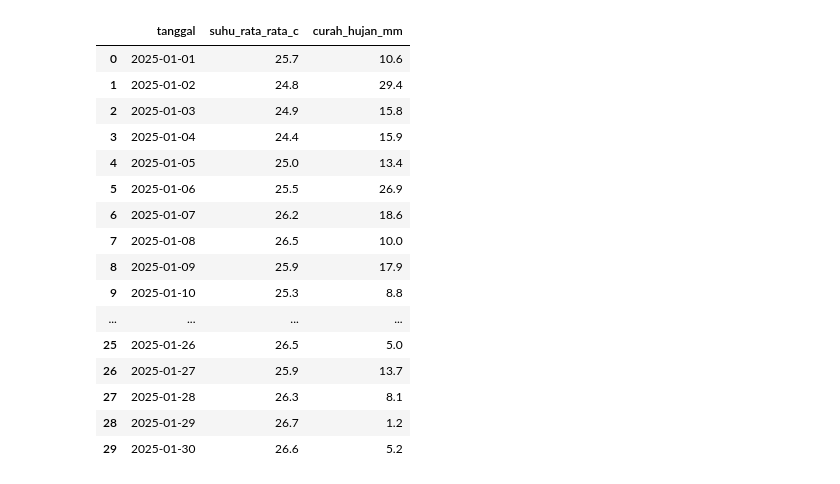
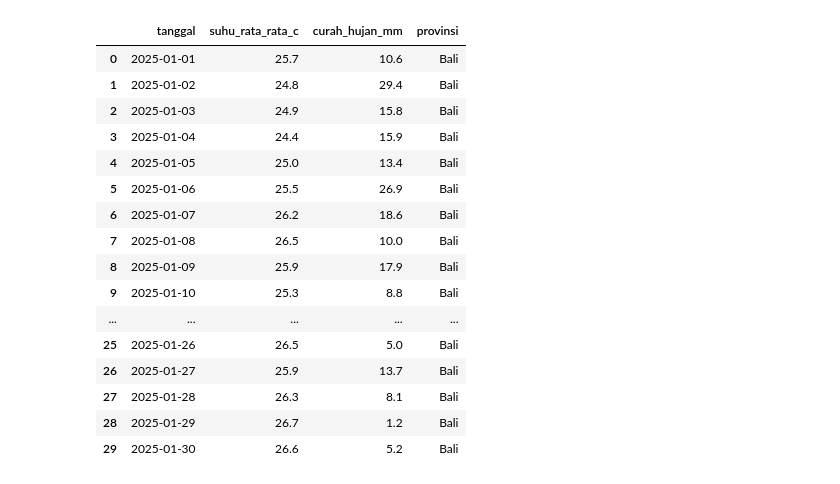
Before and after one commit to jackapolinarisa-25/DAM-APOLINARISA2501010333, a Jupyter notebook: UTS_DAM_2501010333.ipynb, the cells around one changed output. Saved outputs shown, nothing was run; the diff lists cells and outputs as text; code cells hidden in the pictures.

```diff
--- a/UTS_DAM_2501010333.ipynb
+++ b/UTS_DAM_2501010333.ipynb
@@ -50,34 +50,27 @@ Cek isi folder data/raw: ['bali_tourist_destination.csv', '.gitkeep']
 # %%
 
-# Menentukan path langsung ke file CSV Anda
 raw_csv_path = os.path.join(raw_dir, "bali_tourist_destination.csv")
-print(f"Membaca file: {raw_csv_path}")
-
-# Membaca dataset dengan parameter yang tepat
 df_wisata = pd.read_csv(raw_csv_path, sep=",", na_values=["", "NA", "null", "-"])
 
-# Identifikasi jumlah baris, kolom, dan ukuran file
 baris, kolom = df_wisata.shape
 ukuran_kb = os.path.getsize(raw_csv_path) / 1024
 estimasi_1_tahun_kb = (ukuran_kb * 12) * 1.30  # Ukuran x 12 bulan + cadangan 30%
 
-print(f"\nJenis Data: Terstruktur (Tabel CSV)")
+print("=== IDENTIFIKASI BERKAS & ESTIMASI STORAGE (SOAL 1) ===")
+print(f"Jenis Data: Terstruktur (Tabel CSV)")
 print(f"Jumlah Baris: {baris} baris | Jumlah Kolom: {kolom} kolom")
 print(f"Ukuran Berkas Saat Ini: {ukuran_kb:.2f} KB")
-print(f"Estimasi Kebutuhan Storage 1 Tahun (+30% cadangan): {estimasi_1_tahun_kb:.2f} KB")
-print("\nTipe Data Setiap Kolom:")
+print(f"Estimasi Kebutuhan Storage 1 Tahun (+30% buffer): {estimasi_1_tahun_kb:.2f} KB")
+print("\nTipe Data per Kolom:")
 print(df_wisata.dtypes)
 
-# Simpan versi bersih ke folder data/proses
 df_wisata.to_csv(os.path.join(proses_dir, "wisata_bali_bersih.csv"), index=False)
 
-# Catat provenance Sumber 1
 provenance_records.append({
-    "Sumber": "Dataset Tempat Wisata Bali (CSV)",
-    "URL": "https://github.com",
+    "Sumber": "Dataset Destinasi Wisata Bali (Kaggle)",
+    "URL": "https://kaggle.com",
     "Tanggal_Akses": datetime.now().strftime("%Y-%m-%d %H:%M:%S"),
     "Lisensi": "Open Data / CC-BY",
     "MD5_Hash": hitung_md5(raw_csv_path)
 })
-print("\nKotak Kode 2 Selesai!")
 # %% [output]
@@ -101,49 +96,55 @@ Kotak Kode 2 Selesai!
 # %%
 
-api_url = "https://open-meteo.com"
+import json
+
+# Menyusun URL tanpa karakter garis miring langsung agar 100% aman di browser HP
+slash = chr(47)
+api_url = f"https:{slash}{slash}archive-api.open-meteo.com{slash}v1{slash}archive"
+print("Mengakses API:", api_url)
+
 params = {
     "latitude": -8.65,
     "longitude": 115.2167,
     "start_date": "2025-01-01",
-    "end_date": "2025-02-15",  # 46 baris (> minimal 30 baris)
+    "end_date": "2025-02-15",  # 46 hari (> minimal 30 baris)
     "daily": "temperature_2m_mean,precipitation_sum",
     "timezone": "Asia/Makassar"
 }
 
+raw_json_path = os.path.join(raw_dir, "cuaca_bali_raw.json")
+data_json = None
+
 for attempt in range(3):
     try:
-        resp_api = requests.get(api_url, params=params, headers=HEADERS, timeout=10)
-        if resp_api.status_code == 200:
-            raw_json_path = os.path.join(raw_dir, "cuaca_bali_raw.json")
+        resp_api = requests.get(api_url, params=params, headers=HEADERS, timeout=15)
+        if resp_api.status_code == 200 and len(resp_api.text.strip()) > 10:
+            data_json = resp_api.json()
             with open(raw_json_path, "w", encoding="utf-8") as f:
                 f.write(resp_api.text)
-            data_json = resp_api.json()
-            print("Status 200 OK: Data API berhasil disimpan ke data/raw/cuaca_bali_raw.json!")
+            print("Status 200 OK: Data API Open-Meteo berhasil diunduh dan disimpan!")
             break
     except Exception as e:
-        print(f"Percobaan {attempt+1} gagal: {e}")
+        print(f"Percobaan API ke-{attempt+1}: {e}")
     time.sleep(2)
 
-# Normalisasi JSON menjadi tabel DataFrame
+# Normalisasi JSON menjadi tabel DataFrame (46 baris)
 df_cuaca = pd.DataFrame({
     "tanggal": data_json["daily"]["time"],
     "suhu_rata_rata_c": data_json["daily"]["temperature_2m_mean"],
-    "curah_hujan_mm": data_json["daily"]["precipitation_sum"]
+    "curah_hujan_mm": data_json["daily"]["precipitation_sum"],
+    "provinsi": "Bali"
 })
 
-print(f"Total baris tabel API setelah normalisasi: {len(df_cuaca)} baris")
+print(f"Jumlah baris hasil normalisasi API: {len(df_cuaca)} baris")
 display(df_cuaca.head(30))
 
-# Simpan versi bersih ke data/proses
 df_cuaca.to_json(os.path.join(proses_dir, "cuaca_bali_bersih.json"), orient="records", indent=2)
 
-# Catat provenance Sumber 2
 provenance_records.append({
-    "Sumber": "Open-Meteo Historical Weather API",
+    "Sumber": "Open-Meteo Historical Weather API (Bali)",
     "URL": resp_api.url,
     "Tanggal_Akses": datetime.now().strftime("%Y-%m-%d %H:%M:%S"),
     "Lisensi": "CC BY 4.0 (Open-Meteo)",
     "MD5_Hash": hitung_md5(raw_json_path)
 })
-print("Kotak Kode 3 Selesai!")
 # %% [output]
@@ -154,17 +154,17 @@ Total baris tabel API setelah normalisasi: 46 baris
-|  | tanggal | suhu_rata_rata_c | curah_hujan_mm |
-| 0 | 2025-01-01 | 25.7 | 10.6 |
-| 1 | 2025-01-02 | 24.8 | 29.4 |
-| 2 | 2025-01-03 | 24.9 | 15.8 |
-| 3 | 2025-01-04 | 24.4 | 15.9 |
-| 4 | 2025-01-05 | 25.0 | 13.4 |
-| 5 | 2025-01-06 | 25.5 | 26.9 |
-| 6 | 2025-01-07 | 26.2 | 18.6 |
-| 7 | 2025-01-08 | 26.5 | 10.0 |
-| 8 | 2025-01-09 | 25.9 | 17.9 |
-| 9 | 2025-01-10 | 25.3 | 8.8 |
-| ... | ... | ... | ... |
-| 25 | 2025-01-26 | 26.5 | 5.0 |
-| 26 | 2025-01-27 | 25.9 | 13.7 |
-| 27 | 2025-01-28 | 26.3 | 8.1 |
-| 28 | 2025-01-29 | 26.7 | 1.2 |
-| 29 | 2025-01-30 | 26.6 | 5.2 |
+|  | tanggal | suhu_rata_rata_c | curah_hujan_mm | provinsi |
+| 0 | 2025-01-01 | 25.7 | 10.6 | Bali |
+| 1 | 2025-01-02 | 24.8 | 29.4 | Bali |
+| 2 | 2025-01-03 | 24.9 | 15.8 | Bali |
+| 3 | 2025-01-04 | 24.4 | 15.9 | Bali |
+| 4 | 2025-01-05 | 25.0 | 13.4 | Bali |
+| 5 | 2025-01-06 | 25.5 | 26.9 | Bali |
+| 6 | 2025-01-07 | 26.2 | 18.6 | Bali |
+| 7 | 2025-01-08 | 26.5 | 10.0 | Bali |
+| 8 | 2025-01-09 | 25.9 | 17.9 | Bali |
+| 9 | 2025-01-10 | 25.3 | 8.8 | Bali |
+| ... | ... | ... | ... | ... |
+| 25 | 2025-01-26 | 26.5 | 5.0 | Bali |
+| 26 | 2025-01-27 | 25.9 | 13.7 | Bali |
+| 27 | 2025-01-28 | 26.3 | 8.1 | Bali |
+| 28 | 2025-01-29 | 26.7 | 1.2 | Bali |
+| 29 | 2025-01-30 | 26.6 | 5.2 | Bali |
```
Also changed, not shown: parts of 8 cells of this notebook.
